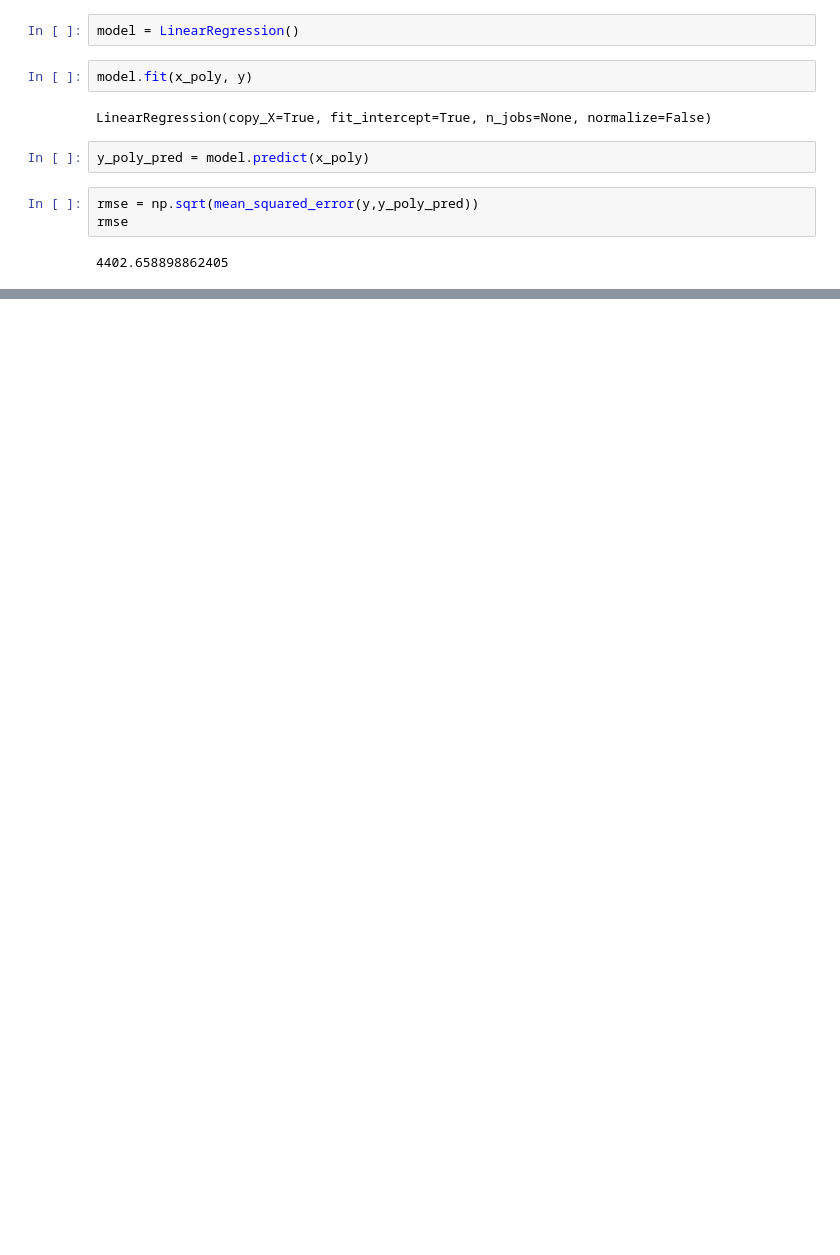
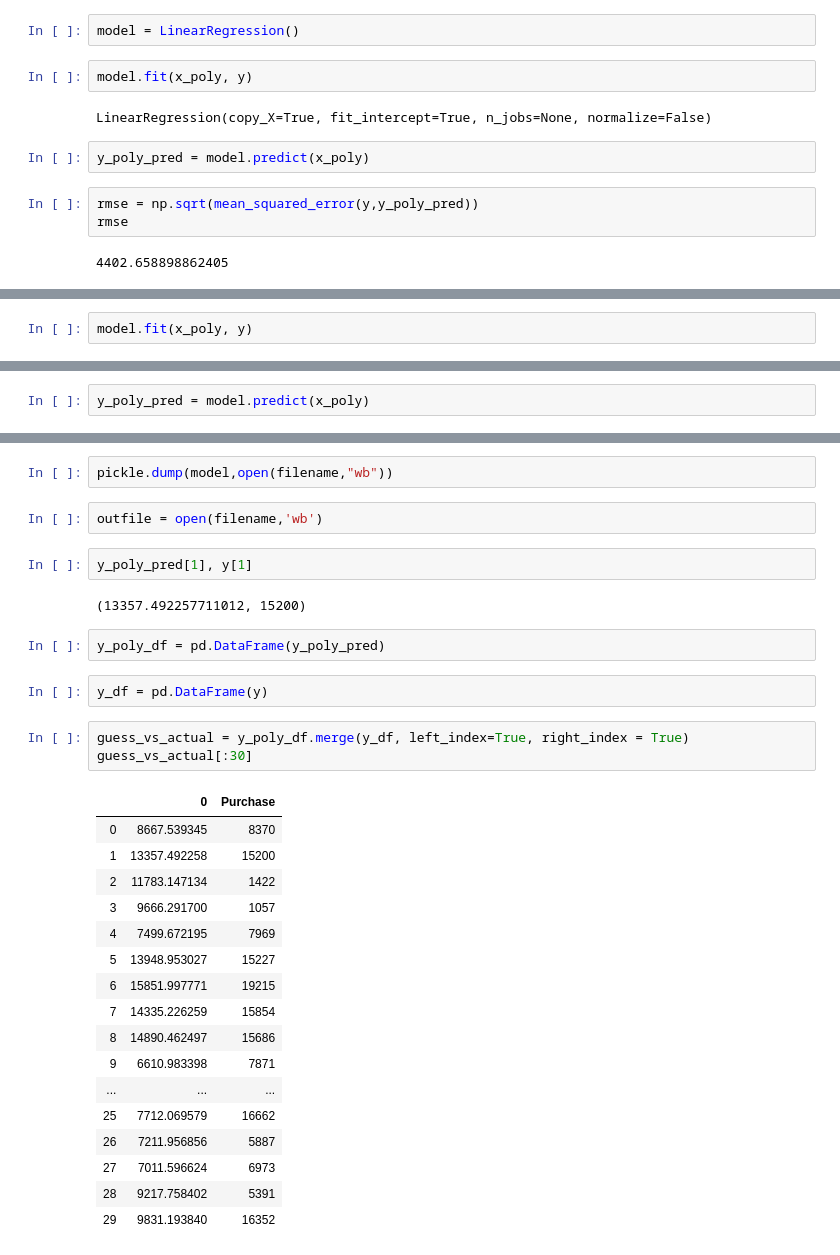
Before and after one commit to joseh4/Predicting_Black_Friday_Shopping_Purcahses, a Jupyter notebook: modeling-notebook.ipynb, the cells around one changed output, grey strips where cells are left out. Cells and saved outputs as stored; diff of their text form; blank space fills up the shorter version.

Commit message:
intial modeling notebook, no scaling, KFold or PCA

```diff
--- a/modeling-notebook.ipynb
+++ b/modeling-notebook.ipynb
@@ -200,0 +204,2 @@ rmse
+# %%
+model.fit(x_poly, y)
@@ -200,0 +208,2 @@ rmse
+# %%
+y_poly_pred = model.predict(x_poly)
@@ -200,0 +219,33 @@ rmse
+# %%
+pickle.dump(model,open(filename,"wb"))
+# %%
+outfile = open(filename,'wb')
+# %%
+y_poly_pred[1], y[1]
+# %% [output]
+(13357.492257711012, 15200)
+# %%
+y_poly_df = pd.DataFrame(y_poly_pred)
+# %%
+y_df = pd.DataFrame(y)
+# %%
+guess_vs_actual = y_poly_df.merge(y_df, left_index=True, right_index = True)
+guess_vs_actual[:30]
+# %% [output]
+|  | 0 | Purchase |
+| 0 | 8667.539345 | 8370 |
+| 1 | 13357.492258 | 15200 |
+| 2 | 11783.147134 | 1422 |
+| 3 | 9666.291700 | 1057 |
+| 4 | 7499.672195 | 7969 |
+| 5 | 13948.953027 | 15227 |
+| 6 | 15851.997771 | 19215 |
+| 7 | 14335.226259 | 15854 |
+| 8 | 14890.462497 | 15686 |
+| 9 | 6610.983398 | 7871 |
+| ... | ... | ... |
+| 25 | 7712.069579 | 16662 |
+| 26 | 7211.956856 | 5887 |
+| 27 | 7011.596624 | 6973 |
+| 28 | 9217.758402 | 5391 |
+| 29 | 9831.193840 | 16352 |
```
Also changed, not shown: parts of 11 cells of this notebook.
